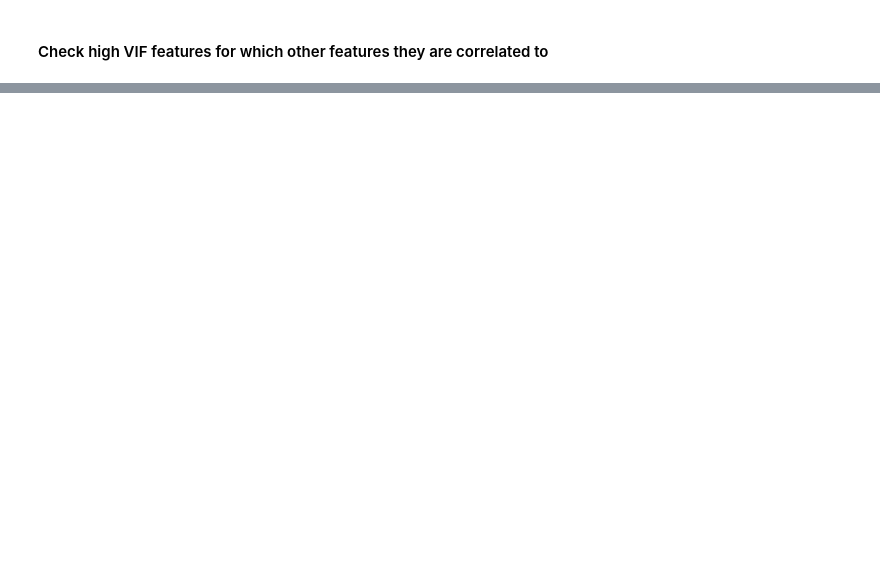
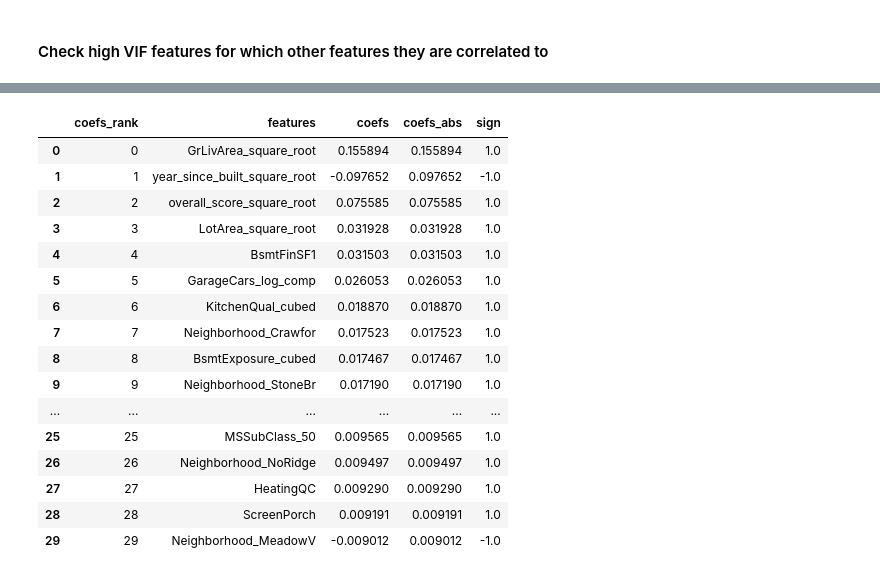
Before and after one commit to nikita-agrawal/Ames-Housing-Analysis, a Jupyter notebook: Hayden/lasso_fin_multicollinearity.ipynb, the cells around one changed output, grey strips where cells are left out. Saved outputs shown, nothing was run; the diff lists cells and outputs as text; code cells hidden in the pictures; blank space fills up the shorter version.

```diff
--- a/Hayden/lasso_fin_multicollinearity.ipynb
+++ b/Hayden/lasso_fin_multicollinearity.ipynb
@@ -210,0 +272,20 @@ plt.show()
+# %%
+coef_df.head(30)
+# %% [output]
+|  | coefs_rank | features | coefs | coefs_abs | sign |
+| 0 | 0 | GrLivArea_square_root | 0.155894 | 0.155894 | 1.0 |
+| 1 | 1 | year_since_built_square_root | -0.097652 | 0.097652 | -1.0 |
+| 2 | 2 | overall_score_square_root | 0.075585 | 0.075585 | 1.0 |
+| 3 | 3 | LotArea_square_root | 0.031928 | 0.031928 | 1.0 |
+| 4 | 4 | BsmtFinSF1 | 0.031503 | 0.031503 | 1.0 |
+| 5 | 5 | GarageCars_log_comp | 0.026053 | 0.026053 | 1.0 |
+| 6 | 6 | KitchenQual_cubed | 0.018870 | 0.018870 | 1.0 |
+| 7 | 7 | Neighborhood_Crawfor | 0.017523 | 0.017523 | 1.0 |
+| 8 | 8 | BsmtExposure_cubed | 0.017467 | 0.017467 | 1.0 |
+| 9 | 9 | Neighborhood_StoneBr | 0.017190 | 0.017190 | 1.0 |
+| ... | ... | ... | ... | ... | ... |
+| 25 | 25 | MSSubClass_50 | 0.009565 | 0.009565 | 1.0 |
+| 26 | 26 | Neighborhood_NoRidge | 0.009497 | 0.009497 | 1.0 |
+| 27 | 27 | HeatingQC | 0.009290 | 0.009290 | 1.0 |
+| 28 | 28 | ScreenPorch | 0.009191 | 0.009191 | 1.0 |
+| 29 | 29 | Neighborhood_MeadowV | -0.009012 | 0.009012 | -1.0 |
```
Also changed, not shown: parts of 8 cells of this notebook, 7 other files.
